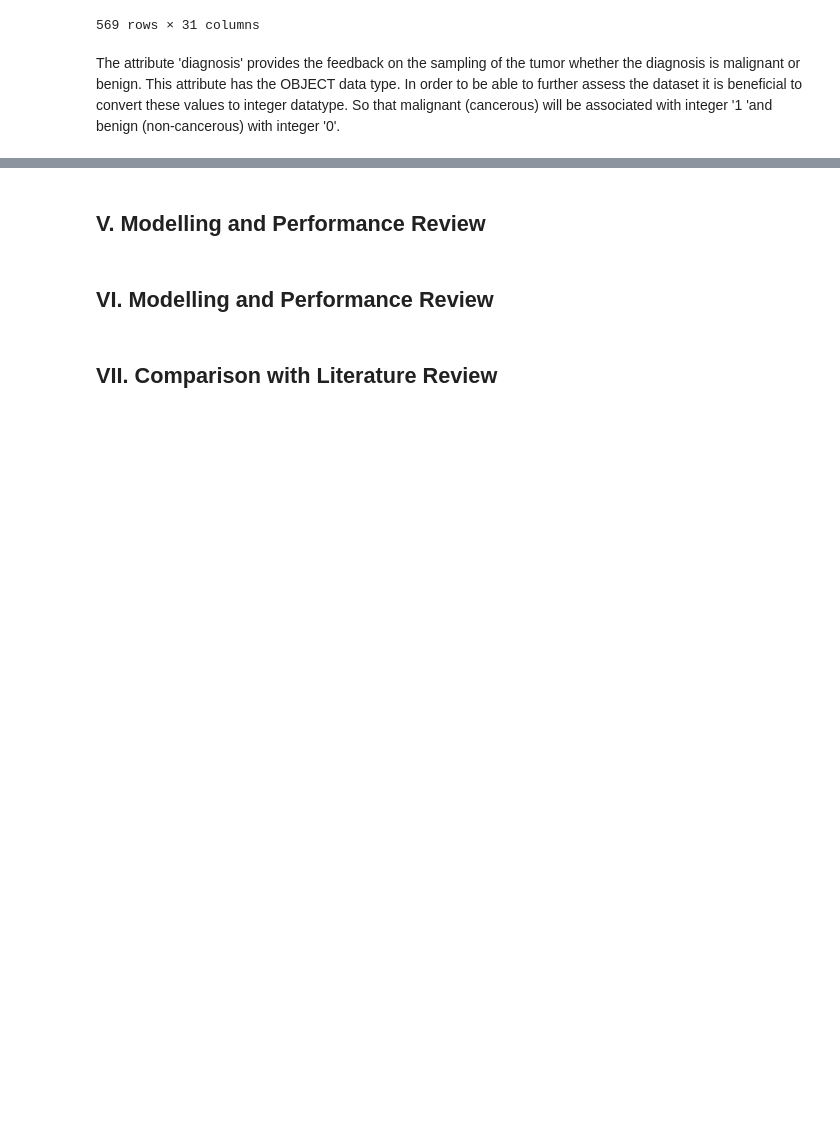
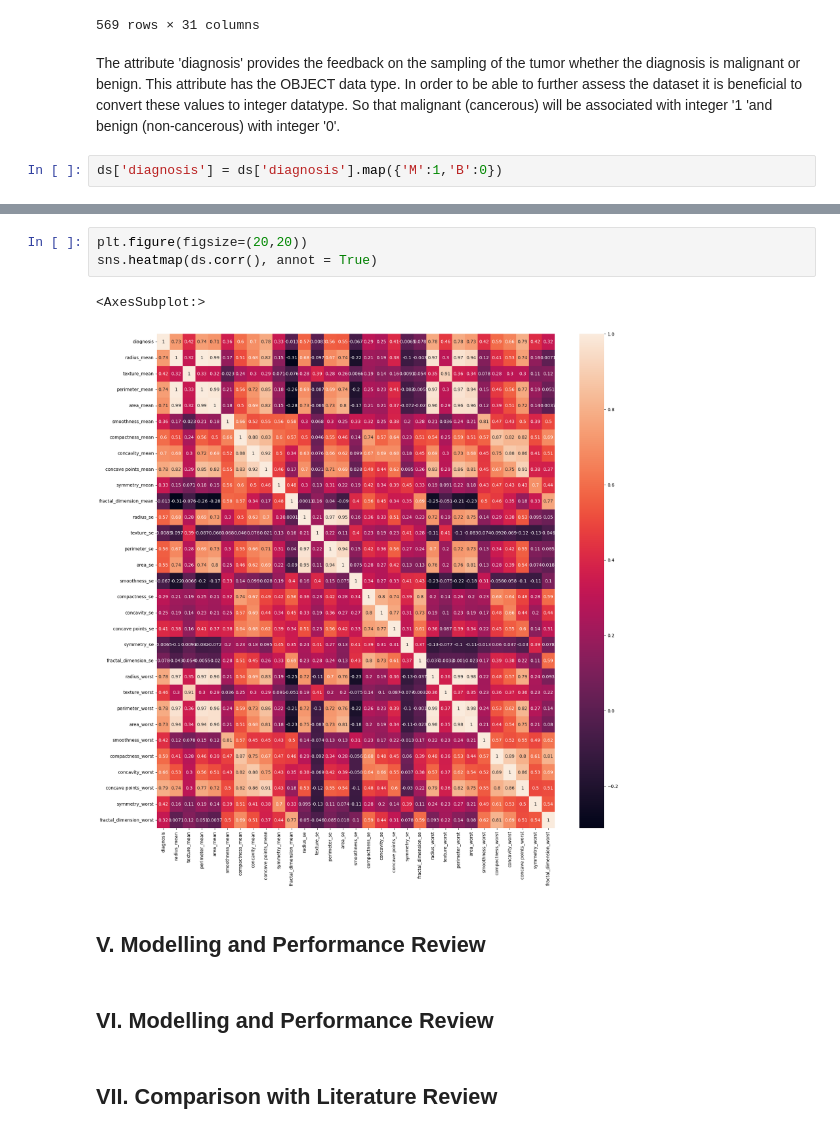
Before and after one commit to evaczeydapommersheim/22-23-PfDA-Assignment-No.2, a Jupyter notebook: Wisconsin_Breast_Cancer_Analysis.ipynb, the cells around one changed output, grey strips where cells are left out. Drawn from its saved outputs; the diff is of its cells as text; blank space fills up the shorter version.

```diff
--- a/Wisconsin_Breast_Cancer_Analysis.ipynb
+++ b/Wisconsin_Breast_Cancer_Analysis.ipynb
@@ -166,3 +178,5 @@ ds
 569 rows × 31 columns
 # %% [markdown]
 The attribute 'diagnosis' provides the feedback on the sampling of the tumor whether the diagnosis is malignant or benign. This attribute has the OBJECT data type. In order to be able to further assess the dataset it is beneficial to convert these values to integer datatype. So that malignant (cancerous) will be associated with integer '1 'and benign (non-cancerous) with integer '0'.
+# %%
+ds['diagnosis'] = ds['diagnosis'].map({'M':1,'B':0})
@@ -169,3 +220,9 @@ The attribute 'diagnosis' provides the feedback on the sampling of the tumor whe
+# %%
+plt.figure(figsize=(20,20))
+sns.heatmap(ds.corr(), annot = True)
+# %% [output]
+<AxesSubplot:>
+[figure, added]
 # %% [markdown]
 ## V. Modelling and Performance Review
 # %% [markdown]
```
Also changed, not shown: parts of 5 cells of this notebook.
